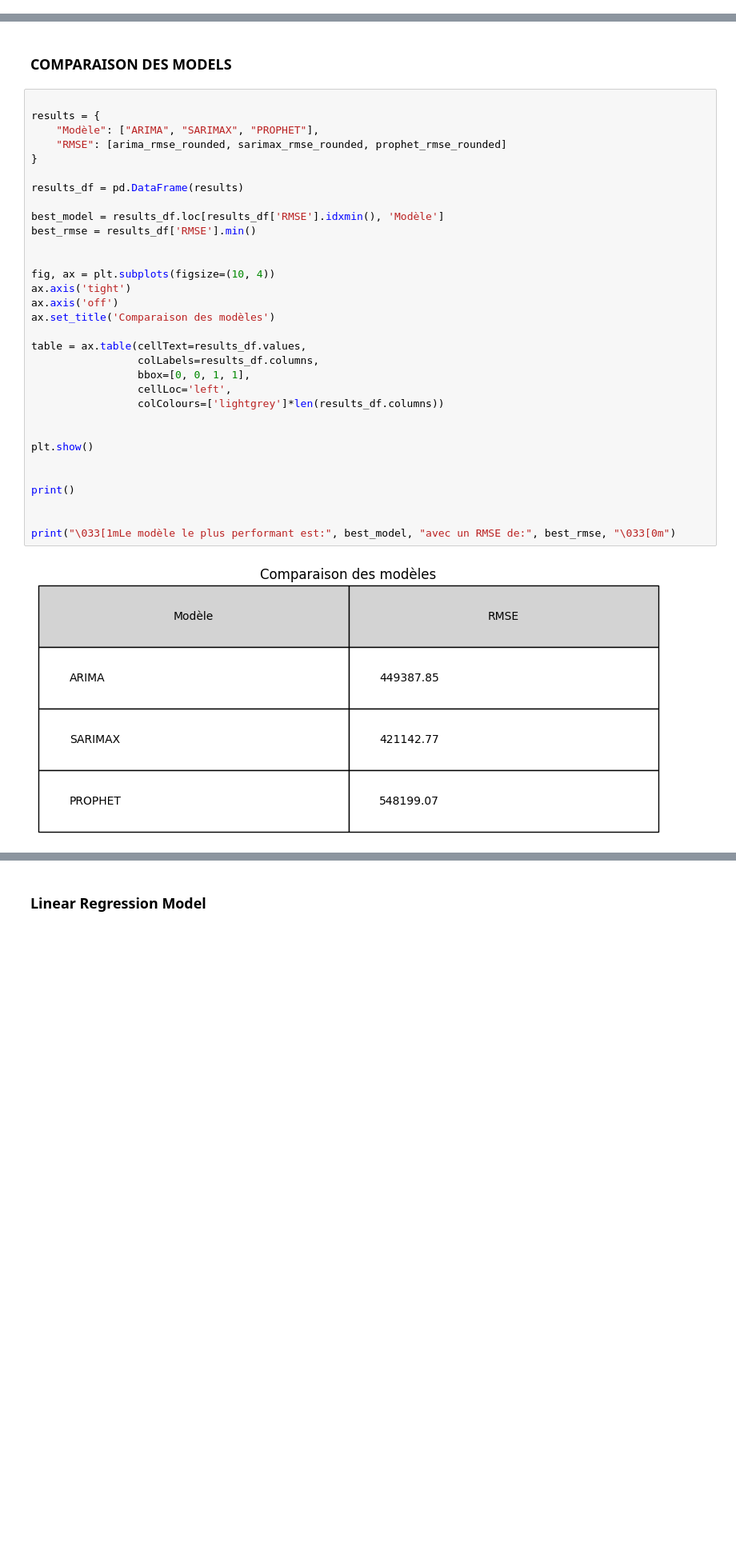
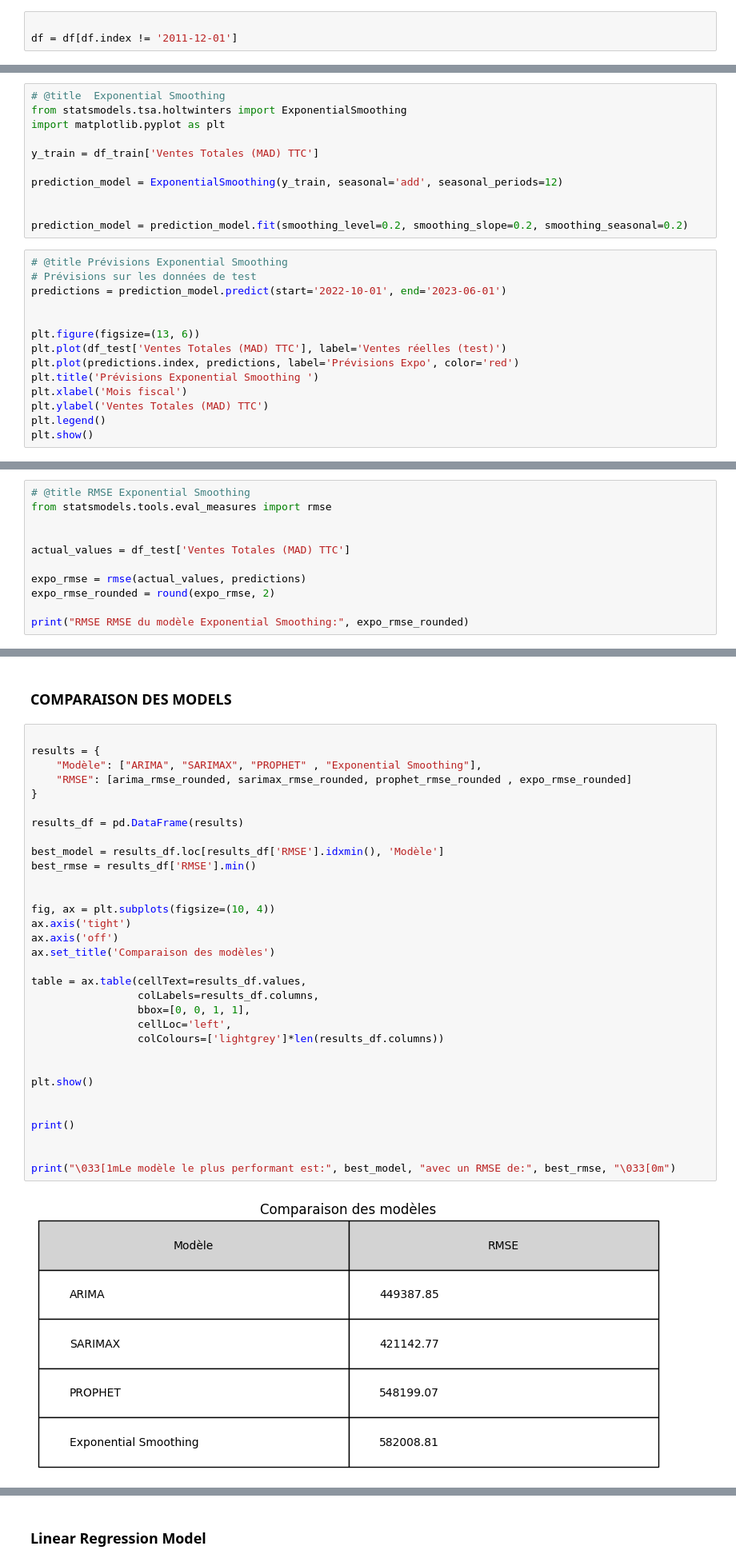
Before and after one commit to hafsaAit/MODELS, a Jupyter notebook: Models_(ARMA_ARIMA_SARIMAX_AUTO-ARIMA_PROPHET_SKTIME).ipynb, the cells around one changed output, grey strips where cells are left out. Shown at 80% size. Saved outputs shown, nothing was run; the diff lists cells and outputs as text; blank space fills up the shorter version.

```diff
--- a/Models_(ARMA_ARIMA_SARIMAX_AUTO-ARIMA_PROPHET_SKTIME).ipynb
+++ b/Models_(ARMA_ARIMA_SARIMAX_AUTO-ARIMA_PROPHET_SKTIME).ipynb
@@ -60,3 +67,6 @@ df['Mois fiscal'] = pd.to_datetime(df['Mois fiscal'], format='%d/%m/%Y')
 ### indexer la colonne 'Mois fiscal'
 # %%
 df.set_index('Mois fiscal', inplace=True)
+# %%
+
+df = df[df.index != '2011-12-01']
@@ -555,0 +559,25 @@ ValueError: Invalid frequency. Please select a frequency that can be converted t
+# %%
+# @title  Exponential Smoothing
+from statsmodels.tsa.holtwinters import ExponentialSmoothing
+import matplotlib.pyplot as plt
+
+y_train = df_train['Ventes Totales (MAD) TTC']
+
+prediction_model = ExponentialSmoothing(y_train, seasonal='add', seasonal_periods=12)
+
+
+prediction_model = prediction_model.fit(smoothing_level=0.2, smoothing_slope=0.2, smoothing_seasonal=0.2)
+# %%
+# @title Prévisions Exponential Smoothing
+# Prévisions sur les données de test
+predictions = prediction_model.predict(start='2022-10-01', end='2023-06-01')
+
+
+plt.figure(figsize=(13, 6))
+plt.plot(df_test['Ventes Totales (MAD) TTC'], label='Ventes réelles (test)')
+plt.plot(predictions.index, predictions, label='Prévisions Expo', color='red')
+plt.title('Prévisions Exponential Smoothing ')
+plt.xlabel('Mois fiscal')
+plt.ylabel('Ventes Totales (MAD) TTC')
+plt.legend()
+plt.show()
@@ -555,0 +586,11 @@ ValueError: Invalid frequency. Please select a frequency that can be converted t
+# %%
+# @title RMSE Exponential Smoothing
+from statsmodels.tools.eval_measures import rmse
+
+
+actual_values = df_test['Ventes Totales (MAD) TTC']
+
+expo_rmse = rmse(actual_values, predictions)
+expo_rmse_rounded = round(expo_rmse, 2)
+
+print("RMSE RMSE du modèle Exponential Smoothing:", expo_rmse_rounded)
@@ -558,37 +601,37 @@ ValueError: Invalid frequency. Please select a frequency that can be converted t
 # %%
 
 results = {
-    "Modèle": ["ARIMA", "SARIMAX", "PROPHET"],
-    "RMSE": [arima_rmse_rounded, sarimax_rmse_rounded, prophet_rmse_rounded]
+    "Modèle": ["ARIMA", "SARIMAX", "PROPHET" , "Exponential Smoothing"],
+    "RMSE": [arima_rmse_rounded, sarimax_rmse_rounded, prophet_rmse_rounded , expo_rmse_rounded]
 }
 
 results_df = pd.DataFrame(results)
 
 best_model = results_df.loc[results_df['RMSE'].idxmin(), 'Modèle']
 best_rmse = results_df['RMSE'].min()
 
 
 fig, ax = plt.subplots(figsize=(10, 4))
 ax.axis('tight')
 ax.axis('off')
 ax.set_title('Comparaison des modèles')
 
 table = ax.table(cellText=results_df.values,
                  colLabels=results_df.columns,
                  bbox=[0, 0, 1, 1],
                  cellLoc='left',
                  colColours=['lightgrey']*len(results_df.columns))
 
 
 plt.show()
 
 
 print()
 
 
 print("\033[1mLe modèle le plus performant est:", best_model, "avec un RMSE de:", best_rmse, "\033[0m")
 # %% [output]
-[figure, old version]
+[figure, new version]
 Le modèle le plus performant est: SARIMAX avec un RMSE de: 421142.77
 # %% [markdown]
 ### Linear Regression Model
```
Also changed, not shown: parts of 39 cells of this notebook.
